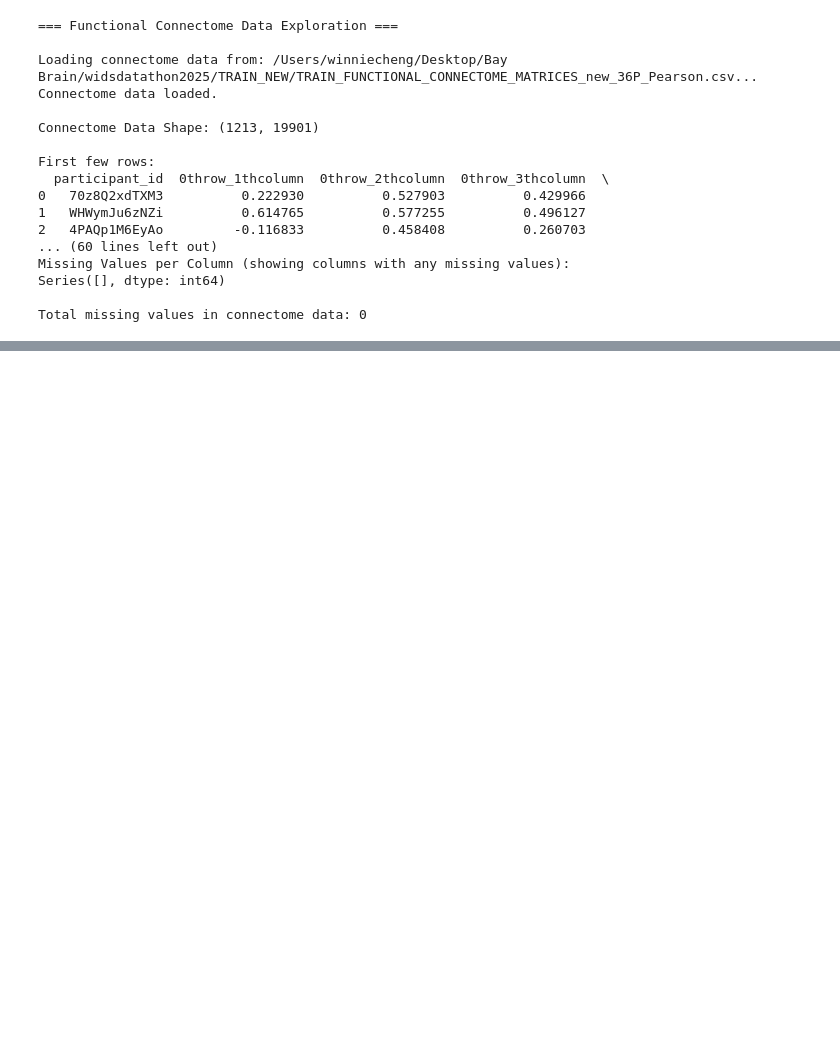
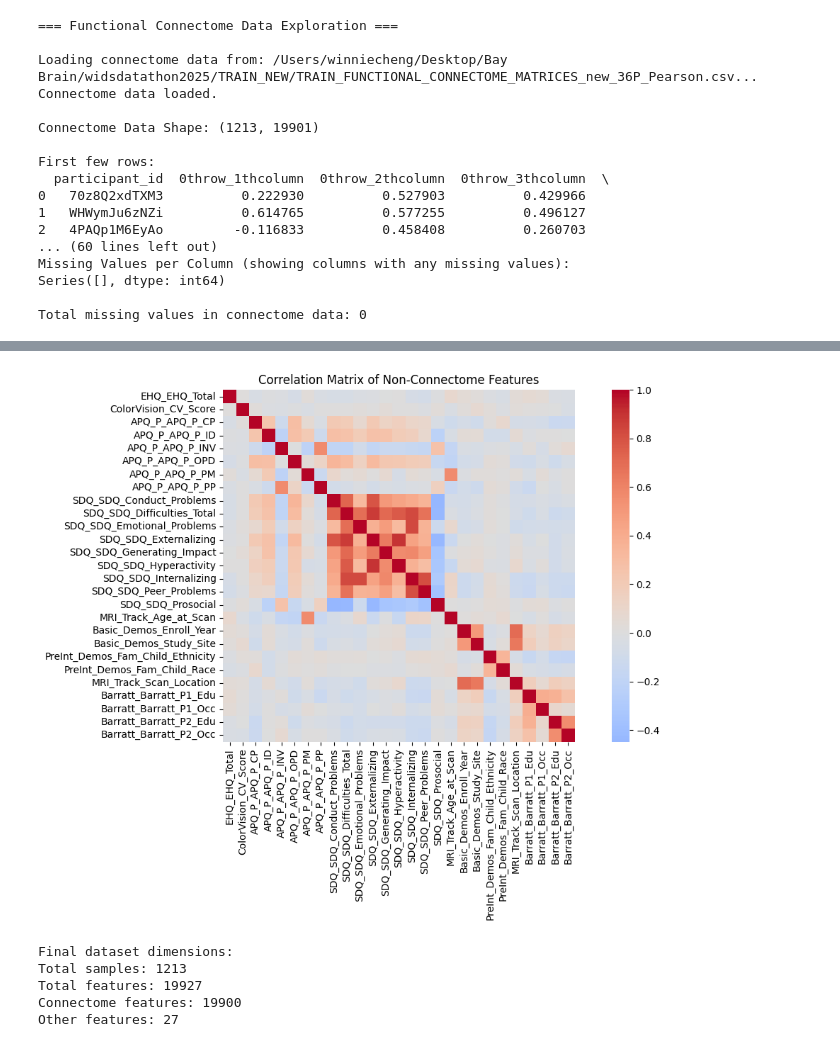
Before and after one commit to winitei/BayBrain, a Jupyter notebook: brain_analysis.ipynb, the cells around one changed output, grey strips where cells are left out. Drawn from its saved outputs; the diff is of its cells as text; code cells hidden in the pictures; blank space fills up the shorter version.

Commit message:
Add data exploration, cleaning, and preparation for dimensionality reduction

```diff
--- a/brain_analysis.ipynb
+++ b/brain_analysis.ipynb
@@ -284,0 +370,70 @@ Total missing values in connectome data: 0
+# %%
+# Step 7: Data Cleaning and Initial Feature Analysis
+print("\n=== Data Cleaning and Feature Analysis ===\n")
+
+# 1. Separate features from targets
+target_cols = ['ADHD_Outcome', 'Sex_F']  # Adjust these names if they're different in your data
+feature_cols = [col for col in merged_data.columns
+               if col not in target_cols and col != 'participant_id']
+
+# 2. Split features into different types
+# Assuming connectome features have names containing 'throw' based on earlier exploration
+connectome_cols = [col for col in feature_cols if 'throw' in col]
+other_feature_cols = [col for col in feature_cols if 'throw' not in col]
+
+print("Number of different feature types:")
+print(f"Connectome features: {len(connectome_cols)}")
+print(f"Other features: {len(other_feature_cols)}")
+
+# 3. Check missing values
+print("\nMissing values in non-connectome features:")
+missing_vals = merged_data[other_feature_cols].isnull().sum()
+print(missing_vals[missing_vals > 0])
+
+print("\nMissing values in connectome features:")
+missing_vals_connectome = merged_data[connectome_cols].isnull().sum()
+print(f"Total missing connectome values: {missing_vals_connectome.sum()}")
+if missing_vals_connectome.sum() > 0:
+    print("Columns with missing values:", missing_vals_connectome[missing_vals_connectome > 0].shape[0])
+
+# 4. Check for constant or near-constant features
+print("\nChecking for constant/near-constant features...")
+variance = merged_data[feature_cols].nunique()
+print("\nFeatures with only one unique value:")
+print(variance[variance == 1].index.tolist())
+print("\nFeatures with very few unique values (less than 1% of samples):")
+few_unique = variance[variance < len(merged_data) * 0.01]
+print(few_unique.index.tolist())
+
+# 5. Basic statistics of non-connectome features
+print("\nBasic statistics of non-connectome features:")
+print(merged_data[other_feature_cols].describe())
+
+# 6. Distribution of target variables (again, with final merged dataset)
+print("\nTarget variable distributions in merged dataset:")
+for target in target_cols:
+    print(f"\n{target} distribution:")
+    print(merged_data[target].value_counts(normalize=True))
+
+# 7. Visualize correlations between non-connectome features
+plt.figure(figsize=(12, 8))
+non_connectome_corr = merged_data[other_feature_cols].corr()
+sns.heatmap(non_connectome_corr,
+            cmap='coolwarm',
+            center=0,
+            square=True,
+            xticklabels=True,
+            yticklabels=True)
+plt.title('Correlation Matrix of Non-Connectome Features')
+plt.xticks(rotation=90)
+plt.yticks(rotation=0)
+plt.tight_layout()
+plt.show()
+
+# 8. Save the cleaned data dimensions
+print("\nFinal dataset dimensions:")
+print(f"Total samples: {len(merged_data)}")
+print(f"Total features: {len(feature_cols)}")
+print(f"Connectome features: {len(connectome_cols)}")
+print(f"Other features: {len(other_feature_cols)}")
+# %% [output]
@@ -284,0 +457,6 @@ Total missing values in connectome data: 0
+[figure, added]
+Final dataset dimensions:
+Total samples: 1213
+Total features: 19927
+Connectome features: 19900
+Other features: 27
```
Also changed, not shown: parts of 9 cells of this notebook.
